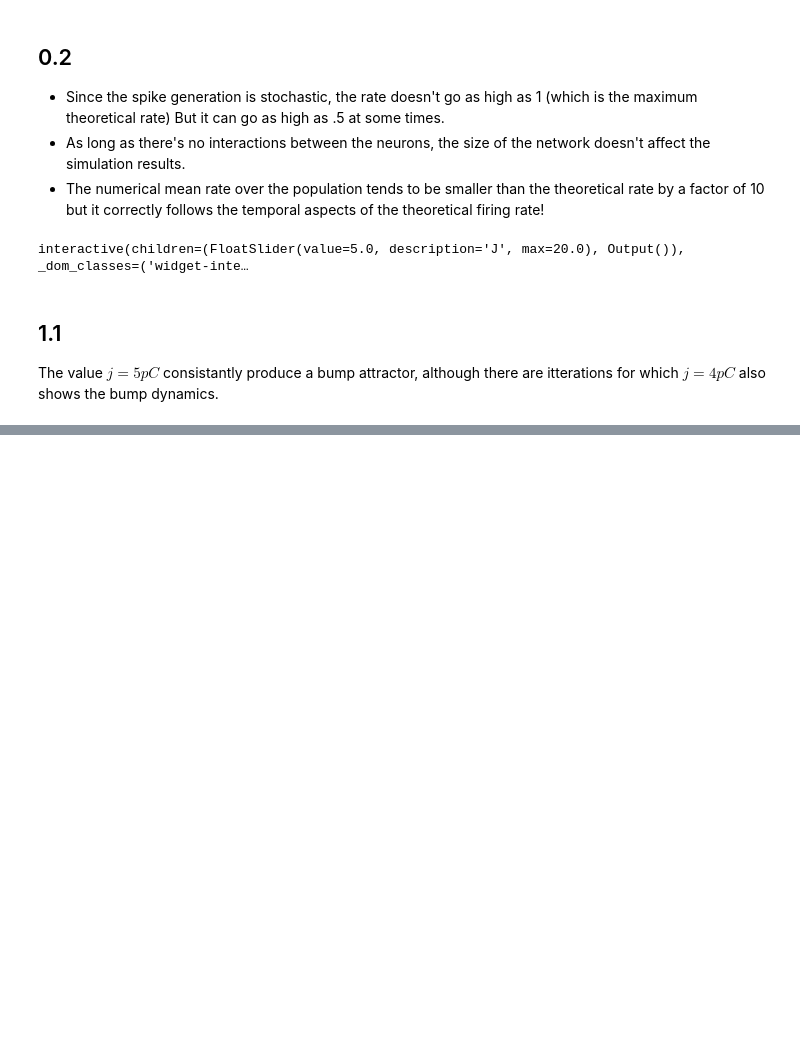
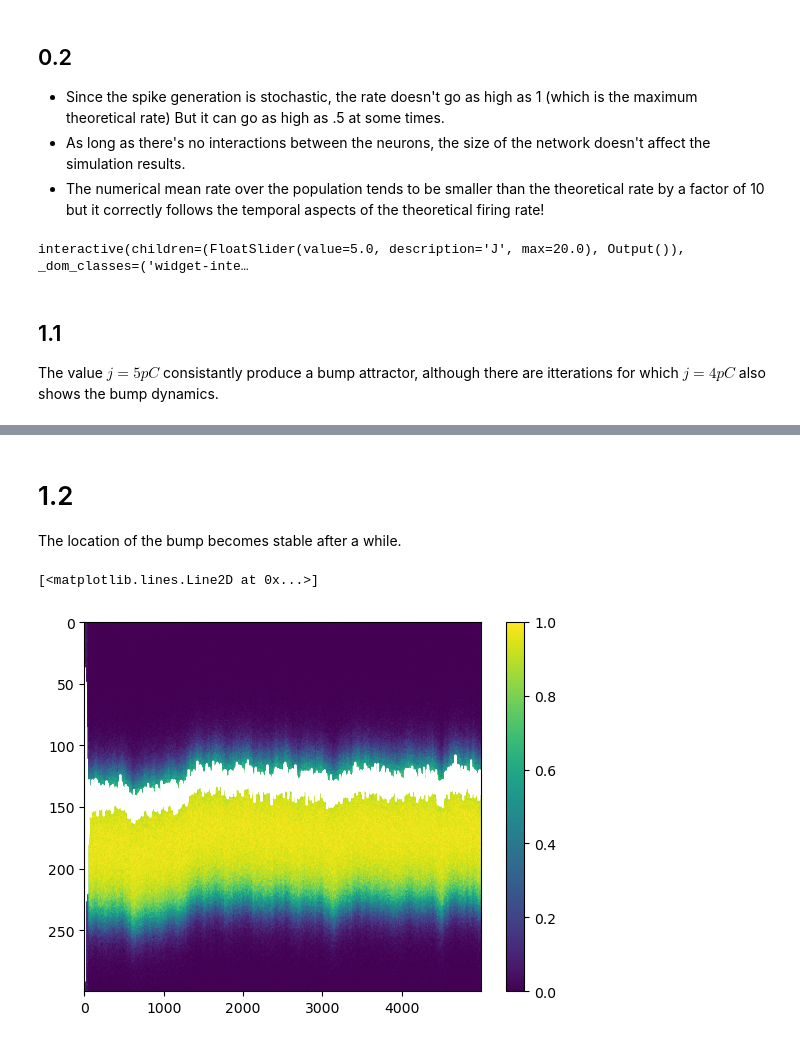
Before and after one commit to nosratullah/path_integration, a Jupyter notebook: attractors.ipynb, the cells around one changed output, grey strips where cells are left out. Drawn from its saved outputs; the diff is of its cells as text; code cells hidden in the pictures; blank space fills up the shorter version.

```diff
--- a/attractors.ipynb
+++ b/attractors.ipynb
@@ -258,0 +259,17 @@ Text(0, 0.5, 'Rate')
+# %% [markdown]
+# 1.2
+The location of the bump becomes stable after a while.
+# %%
+mean_rate = calculate_mean_rate(N, T, dt, spikes)
+mean_over_time = np.mean(mean_rate, axis=1)
+plt.imshow(mean_rate, aspect='auto')
+plt.colorbar()
+
+max_neuron_rate = []
+for t in range(1, T):
+    max_neuron_rate.append(np.argmax(mean_rate[:, t]))
+# mean_over_neurons = np.mean(mean_rate, axis=0)
+plt.plot(max_neuron_rate, color='white')
+# %% [output]
+[<matplotlib.lines.Line2D at 0x...>]
+[figure, added]
```
Also changed, not shown: parts of 15 cells of this notebook.
